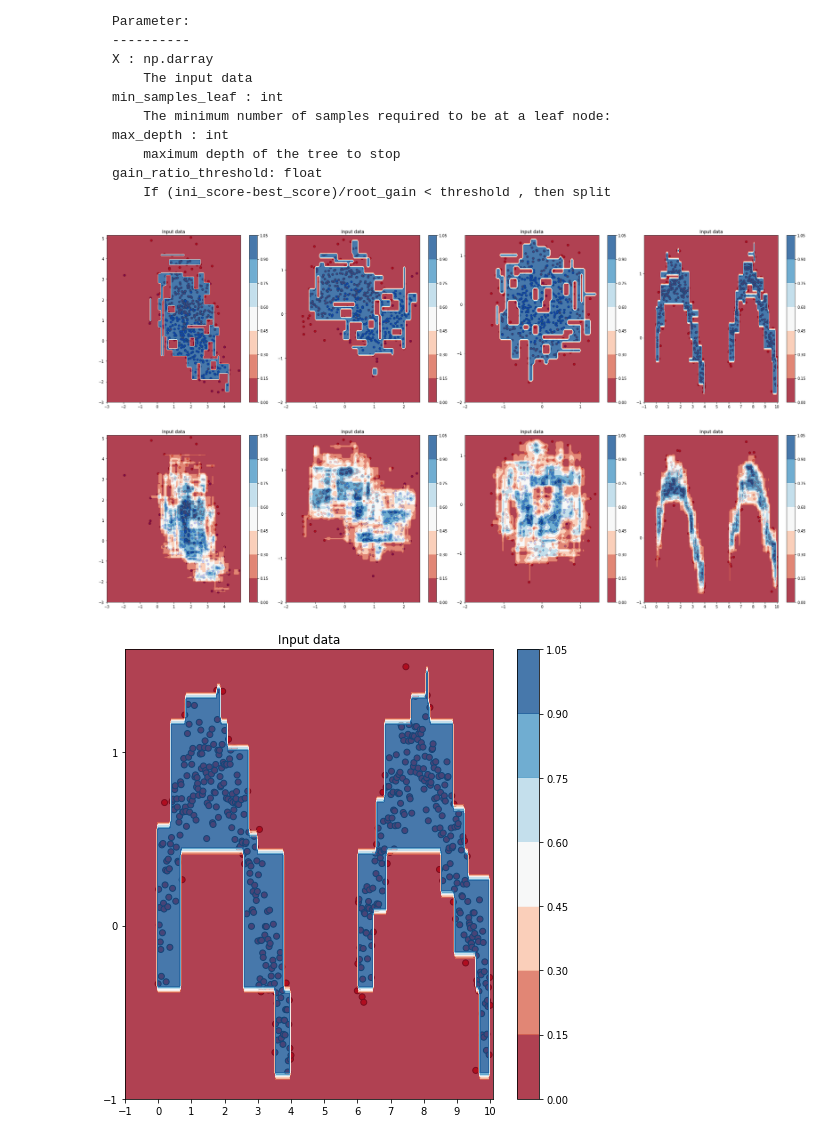
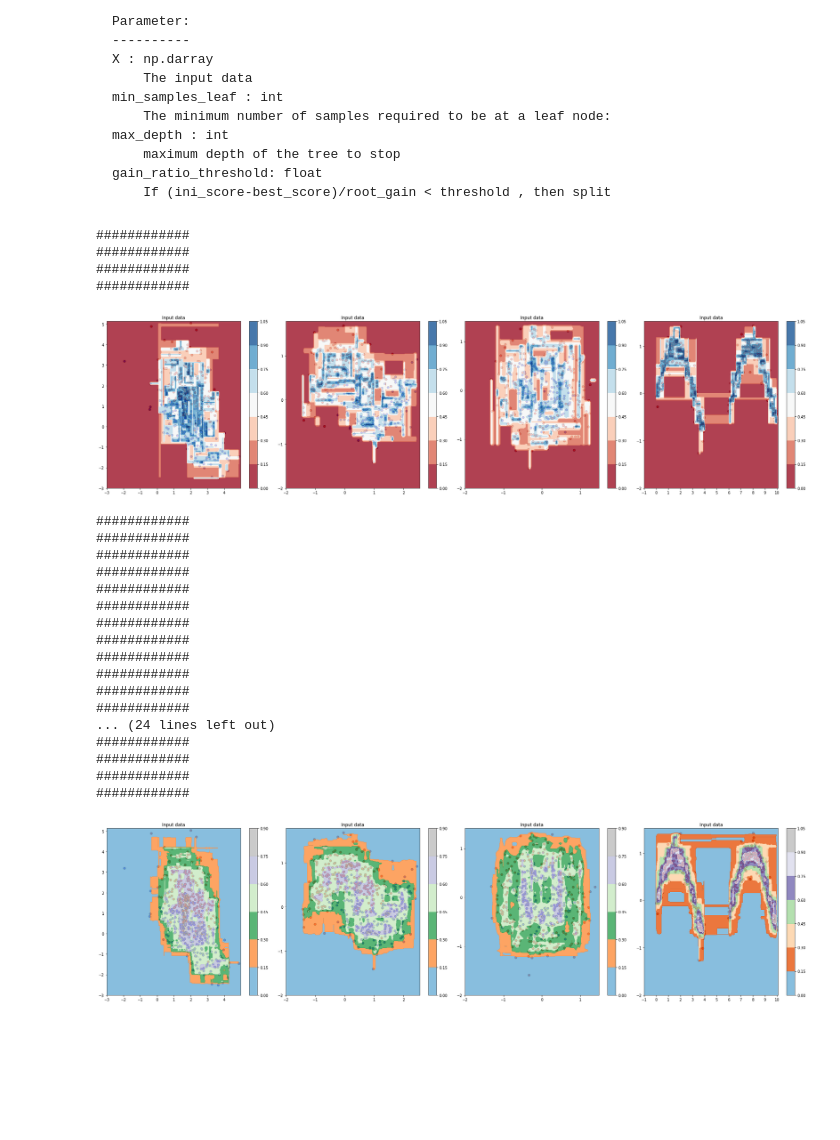
Before and after one commit to jiankangren/Safe_ML, a Jupyter notebook: machine_learning/code/CLTree/tutorial.ipynb, the cells around one changed output. Cells and saved outputs as stored; diff of their text form; code cells hidden in the pictures; blank space fills up the shorter version.

```diff
--- a/machine_learning/code/CLTree/tutorial.ipynb
+++ b/machine_learning/code/CLTree/tutorial.ipynb
@@ -78,8 +78,8 @@ for X,y in data:
     x1_min, x1_max = X.T[0].min() - .1, X.T[0].max() + .1
     x2_min, x2_max = X.T[1].min() - .1, X.T[1].max() + .1
     xx, yy = np.meshgrid(np.arange(x1_min-1, x1_max+1, h),np.arange(x2_min-1, x2_max+1, h))
-    tree=CLTree(criterion='gini',  min_samples_leaf=1, max_depth=30,gain_ratio_threshold=0.02)
-    tree.fit(X)
+    tree=CLTree(criterion='gini',  min_samples_leaf=1, max_depth=30,gain_ratio_threshold=0.0001,)
+    tree.fit(X,max_feature_p=1,max_try_p=0.4)
     Z=tree.predict(np.c_[xx.ravel(), yy.ravel()],threshold=tree.ICDF_threshold(0.1))
     Z=Z.reshape(xx.shape)
     ax = plt.subplot(1, 4, i)
@@ -93,76 +93,62 @@ for X,y in data:
     ax.set_yticks(range(int(floor(x2_min)),int(ceil(x2_max))))
     cntr1 = ax.contourf(xx, yy, Z, cmap=cm, alpha=.8)
     cbar0 = plt.colorbar( cntr1,)
-    # for leaf_key in tree.leaves.keys():
-        # print tree.leaves[leaf_key].X,tree.leaves[leaf_key].depth, leaf_key
     i+=1
 plt.tight_layout()
 plt.show()
 # %% [output]
+############
+############
+############
+############
-[figure, old version]
+[figure, new version]
 # %%
 from RandomForest import *
 figure = plt.figure(figsize=(27, 7))
 i=1
 for X,y in data:
     h=0.05
     x1_min, x1_max = X.T[0].min() - .1, X.T[0].max() + .1
     x2_min, x2_max = X.T[1].min() - .1, X.T[1].max() + .1
     xx, yy = np.meshgrid(np.arange(x1_min-1, x1_max+1, h),np.arange(x2_min-1, x2_max+1, h))
     rf=RandomForestClassifier(nb_trees=10, pec_samples=0.4, max_workers=4,\
-    criterion='gini', min_samples_leaf=1, max_depth=30,gain_ratio_threshold=0.01)
+    criterion='gini', min_samples_leaf=1, max_depth=30,gain_ratio_threshold=0.01,\
+                             max_feature_p=1,max_try_p=0.5)
     rf.fit(X)
-    Z= rf.predict(np.c_[xx.ravel(), yy.ravel()],0.15)
+    Z= rf.predict(np.c_[xx.ravel(), yy.ravel()],0.1)
     Z=Z.reshape(xx.shape)
     ax = plt.subplot(1, 4, i)
-    cm = plt.cm.RdBu
-    cm_bright = ListedColormap(['#FF0000', '#0000FF'])
+#     cm = plt.cm.RdBu
+    cm= plt.cm.tab20c
     ax.set_title("Input data")
     ax.scatter(X.T[0], X.T[1], c=y, cmap=cm_bright,edgecolors='k')
     ax.set_xlim(x1_min, x1_max)
     ax.set_ylim(x2_min, x2_max)
     ax.set_xticks(range(int(floor(x1_min)),int(ceil(x1_max))))
     ax.set_yticks(range(int(floor(x2_min)),int(ceil(x2_max))))
     cntr1 = ax.contourf(xx, yy, Z, cmap=cm, alpha=.8)
     cbar0 = plt.colorbar( cntr1,)
     # for leaf_key in tree.leaves.keys():
         # print tree.leaves[leaf_key].X,tree.leaves[leaf_key].depth, leaf_key
     i+=1
 plt.tight_layout()
 plt.show()
 # %% [output]
+############
+############
+############
+############
+############
+############
+############
+############
+############
+############
+############
+############
+... (24 lines left out)
+############
+############
+############
+############
-[figure, old version]
+[figure, new version]
-# %%
-figure = plt.figure(figsize=(7, 7))
-h=0.05
-# X= np.array([[0,0],[1,1,],[3,3],[4,4],[6,6],[7,7],[9,9],[10,10]])
-# y=np.ones(len(X))
-
-x1_min, x1_max = X.T[0].min() - .1, X.T[0].max() + .1
-x2_min, x2_max = X.T[1].min() - .1, X.T[1].max() + .1
-xx, yy = np.meshgrid(np.arange(x1_min-1, x1_max+1, h),np.arange(x2_min-1, x2_max+1, h))
-tree=CLTree(criterion='gini',  min_samples_leaf=1, max_depth=10,gain_ratio_threshold=0.02)
-tree.fit(X)
-Z=tree.predict(np.c_[xx.ravel(), yy.ravel()],threshold=tree.ICDF_threshold(0.2))
-Z=Z.reshape(xx.shape)
-ax = plt.subplot(1, 1, 1)
-cm = plt.cm.RdBu
-cm_bright = ListedColormap(['#FF0000', '#0000FF'])
-ax.set_title("Input data")
-ax.scatter(X.T[0], X.T[1], c=y, cmap=cm_bright,edgecolors='k')
-ax.set_xlim(x1_min, x1_max)
-ax.set_ylim(x2_min, x2_max)
-ax.set_xticks(range(int(floor(x1_min)),int(ceil(x1_max))))
-ax.set_yticks(range(int(floor(x2_min)),int(ceil(x2_max))))
-cntr1 = ax.contourf(xx, yy, Z, cmap=cm, alpha=.8)
-cbar0 = plt.colorbar( cntr1,)
-# for leaf_key in tree.leaves.keys():
-#     print '----'
-#     print tree.leaves[leaf_key].X
-#     print '~~~~'
-#     print tree.leaves[leaf_key].feature_limit_X
-
-plt.tight_layout()
-plt.show()
-# %% [output]
-[figure, removed]
```
Also changed, not shown: parts of 1 cell of this notebook, 34 other files.
